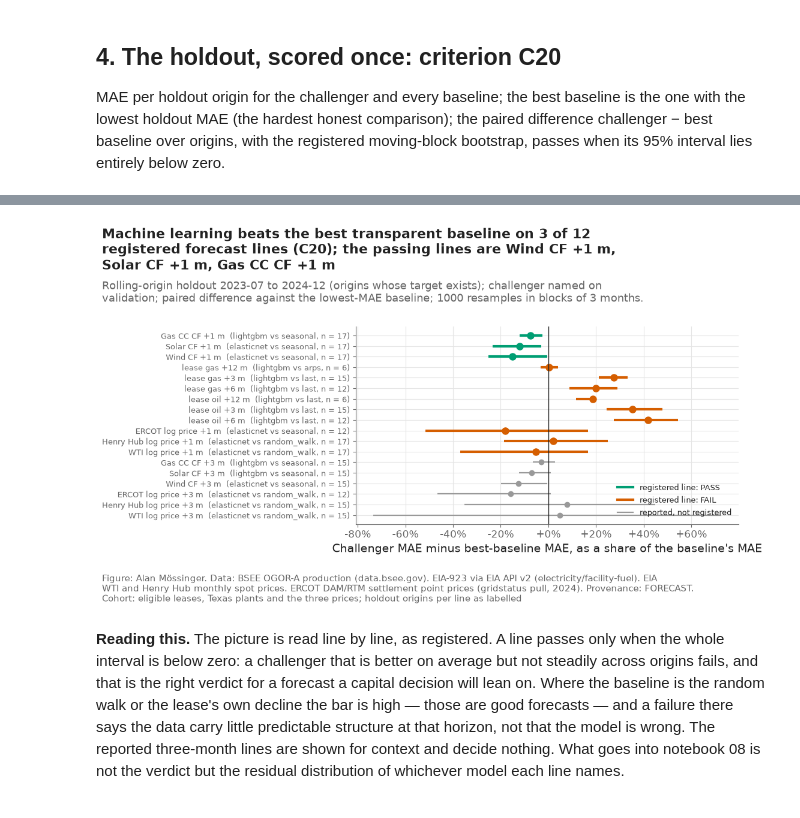
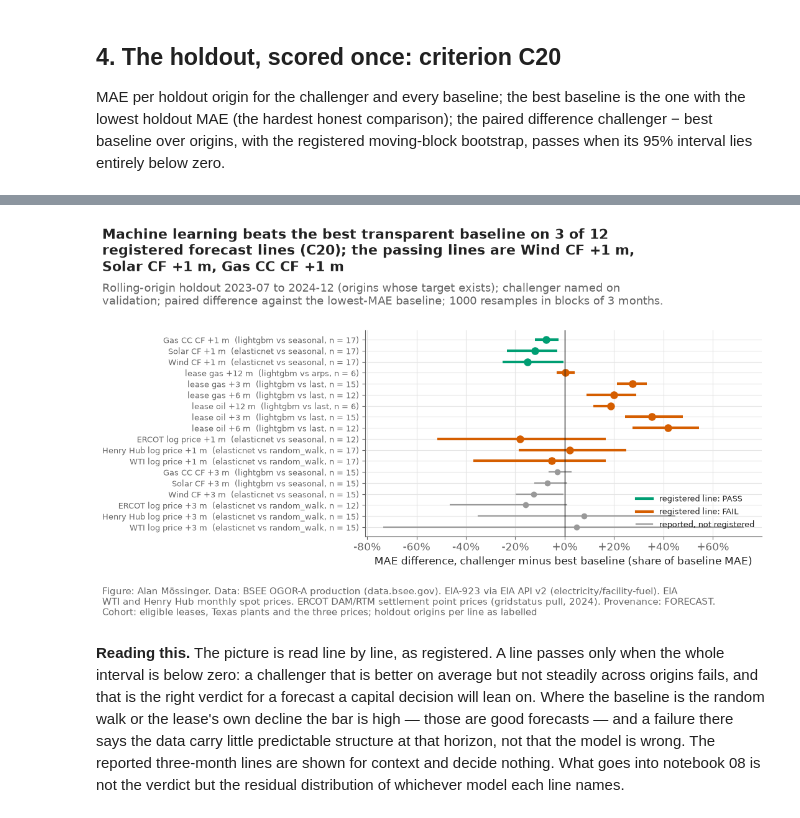
Before and after one commit to alanmossinger/Capstone, a Jupyter notebook: notebooks/05_forecast_energy.ipynb, the cells around one changed output, grey strips where cells are left out. Cells and saved outputs as stored; diff of their text form; code cells hidden in the pictures.

```diff
--- a/notebooks/05_forecast_energy.ipynb
+++ b/notebooks/05_forecast_energy.ipynb
@@ -263,30 +263,30 @@ C20: 3 of 12 registered lines pass; by target family — lease_oil 0/3; lease_ga
 # %%
 fig, ax = plt.subplots(figsize=(11, 6.5))
 order = scored.sort_values(["registered", "line"], ascending=[False, True]).reset_index(drop=True)
 y = np.arange(len(order))
 for i, r in order.iterrows():
     color = "#009E73" if r["result"] == "PASS" else ("#D55E00" if r["result"] == "FAIL" else "#999999")
     ax.hlines(i, r["diff_low_relative"], r["diff_high_relative"], color=color, lw=3 if r["registered"] else 1.6)
     ax.plot(r["diff_relative"], i, "o", color=color, ms=8 if r["registered"] else 6)
 ax.axvline(0, color=plots.INK, lw=1)
 ax.set_yticks(y, [f"{r['label']}  ({r['challenger']} vs {r['best_baseline'].replace('base_', '')}, n = {int(r['n_origins'])})" for _, r in order.iterrows()], fontsize=9.5)
 ax.invert_yaxis()
 ax.xaxis.set_major_formatter(lambda x, _: f"{x:+.0%}")
-ax.set_xlabel("Challenger MAE minus best-baseline MAE, as a share of the baseline's MAE")
+ax.set_xlabel("MAE difference, challenger minus best baseline (share of baseline MAE)", fontsize=12)
 from matplotlib.lines import Line2D
 ax.legend(handles=[Line2D([], [], color="#009E73", lw=3, label="registered line: PASS"), Line2D([], [], color="#D55E00", lw=3, label="registered line: FAIL"),
                    Line2D([], [], color="#999999", lw=1.6, label="reported, not registered")], loc="lower right", fontsize=9.5)
 plots.finish(fig,
              f"Machine learning beats the best transparent baseline on {n_pass} of {len(reg)} registered forecast lines (C20); "
              + (f"the passing lines are {', '.join(reg[reg['result'] == 'PASS'].sort_values('diff_relative')['label'])}" if n_pass else "no line passes"),
              f"Rolling-origin holdout 2023-07 to 2024-12 (origins whose target exists); challenger named on validation; paired difference against the lowest-MAE baseline; "
              f"{N_BOOT} resamples in blocks of {BLOCK} months.",
              "eligible leases, Texas plants and the three prices; holdout origins per line as labelled", lbnl=False,
              sources=[config.SOURCE_BSEE, config.SOURCE_EIA923, config.SOURCE_EIA_PRICES, config.SOURCE_ERCOT], provenance="FORECAST")
 plots.save_fig(fig, "F27_forecast_gains", "Criterion C20: paired holdout MAE difference between the chosen challenger and the best baseline per line, with the registered bootstrap interval.", NOTEBOOK)
 plt.show()
 # %% [output]
-[figure, old version]
+[figure, new version]
 # %% [markdown]
 **Reading this.** The picture is read line by line, as registered. A line passes only when the whole interval is below zero: a challenger that is better on average but not steadily across origins fails, and that is the right verdict for a forecast a capital decision will lean on. Where the baseline is the random walk or the lease's own decline the bar is high — those are good forecasts — and a failure there says the data carry little predictable structure at that horizon, not that the model is wrong. The reported three-month lines are shown for context and decide nothing. What goes into notebook 08 is not the verdict but the residual distribution of whichever model each line names.
 # %% [markdown]
```
Also changed, not shown: parts of 4 cells of this notebook, 4 other files.
